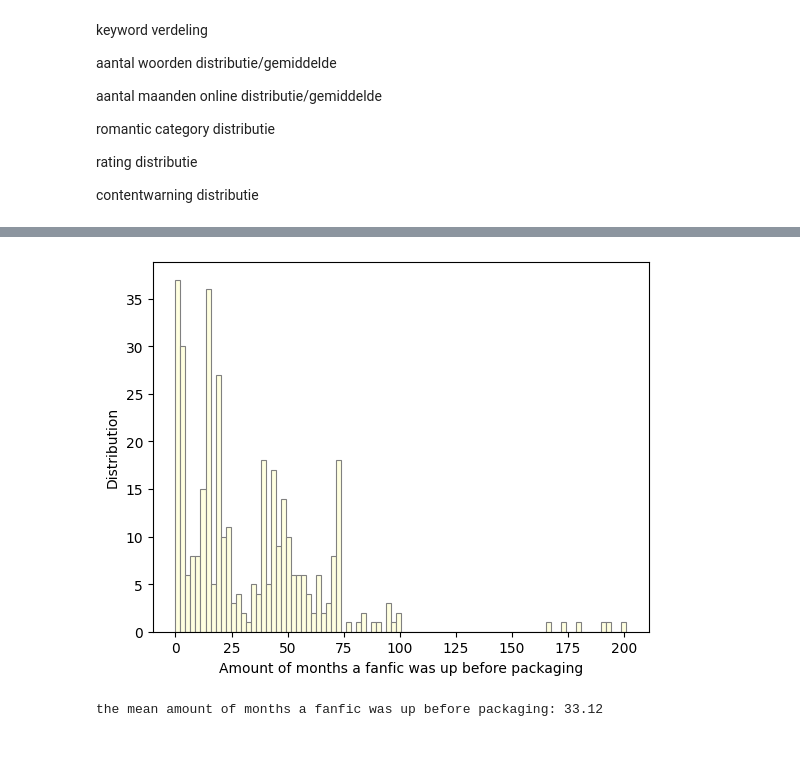
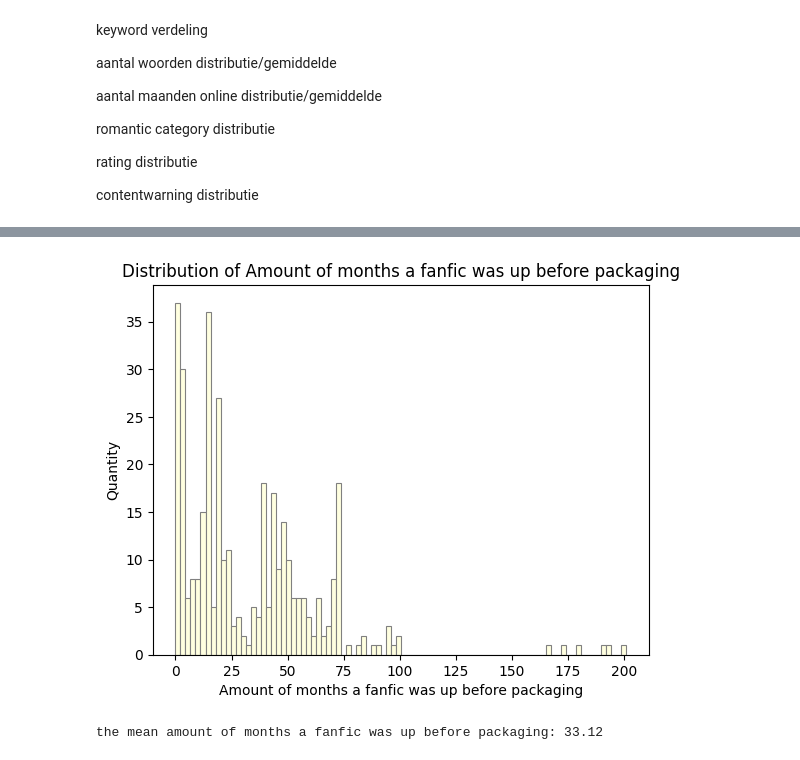
Before and after one commit to thijmenadam0/sem-web-final-project, a Jupyter notebook: Semantic_Web_Data_Visualization.ipynb, the cells around one changed output, grey strips where cells are left out. Saved outputs shown, nothing was run; the diff lists cells and outputs as text; code cells hidden in the pictures.

```diff
--- a/Semantic_Web_Data_Visualization.ipynb
+++ b/Semantic_Web_Data_Visualization.ipynb
@@ -169,20 +172,21 @@ the mean amount of kudos: 384.51
 # %%
 array = df["up_time"].to_numpy()
 
 # Create the histogram with customized settings
 plt.hist(array, bins=90, color='lightyellow', edgecolor='grey', linewidth=0.8)
 
 # Customize axis labels and title
 plt.xlabel("Amount of months a fanfic was up before packaging")
-plt.ylabel("Distribution")
+plt.ylabel("Quantity")
+plt.title('Distribution of Amount of months a fanfic was up before packaging')
 
 # Display the plot
 plt.show()
 
 array_mean = np.mean(array)
 print("the mean amount of months a fanfic was up before packaging:", round(array_mean, 2))
 # %% [output]
-[figure, old version]
+[figure, new version]
 the mean amount of months a fanfic was up before packaging: 33.12
 # %%
 from collections import Counter
```
Also changed, not shown: parts of 12 cells of this notebook.
